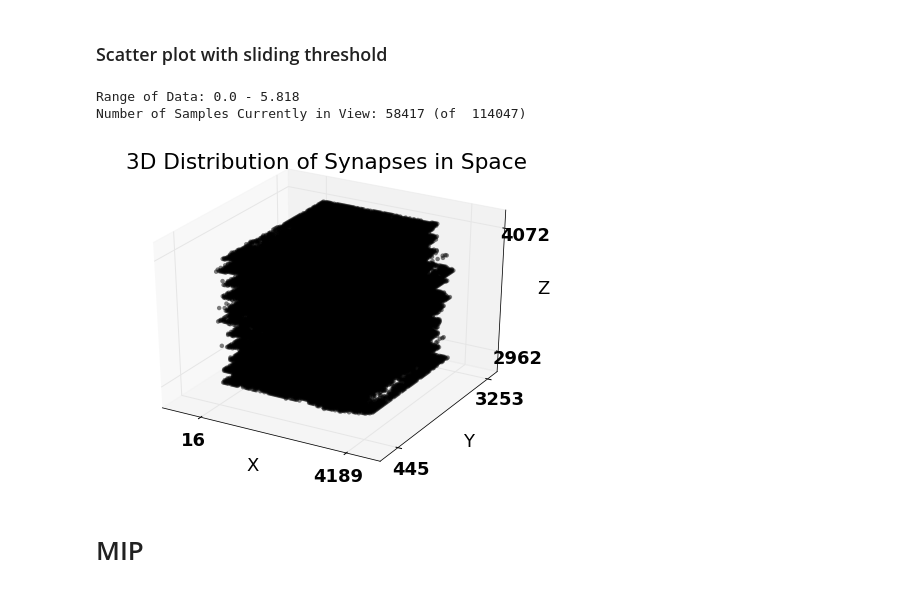
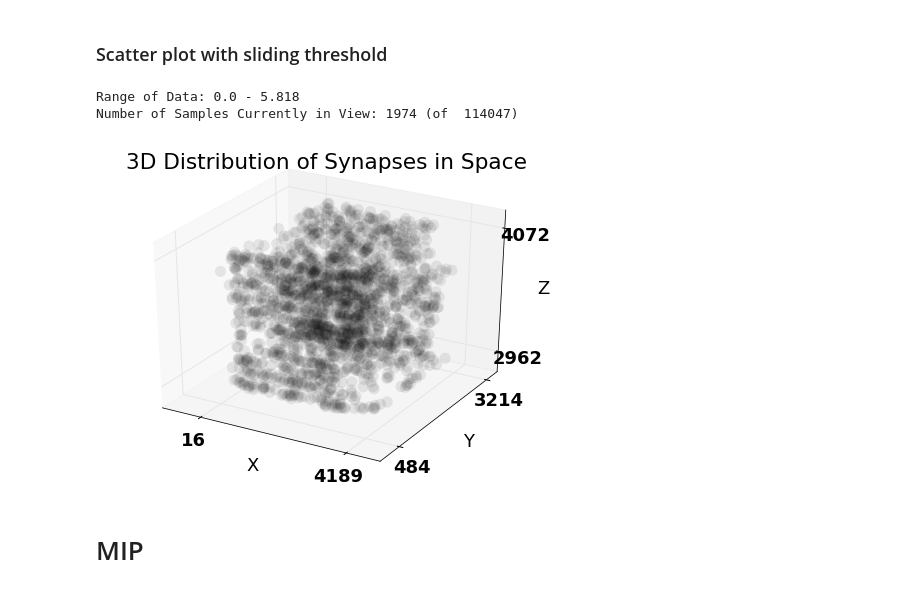
Before and after one commit to neurodata-papers/ndpaper, a Jupyter notebook: spatialsynapses/synapse_viz.ipynb, the cells around one changed output. Cells and saved outputs as stored; diff of their text form; code cells hidden in the pictures.

Commit message:
added marker scaling

```diff
--- a/spatialsynapses/synapse_viz.ipynb
+++ b/spatialsynapses/synapse_viz.ipynb
@@ -32,60 +32,69 @@ data = [[float(col) for col in row] for row in reader]
 # %% [markdown]
 ### Scatter plot with sliding threshold
 # %%
-lower_initial = 0
-upper_initial = 2*np.mean([d[11] for d in data])
-upper_max = 2*upper_initial
-alpha_initial = 0.5
+dim = 11
+lower_initial = 1.05# np.mean([d[dim] for d in data])
+upper_initial = 1.12 # 2*np.mean([d[dim] for d in data])
+upper_max = 4*np.mean([d[dim] for d in data])
+alpha_initial = 0.2
 colour_initial = '#000000'
+marker_initial = 10
 fig_title = "3D Distribution of Synapses in Space"
 # %%
-def plotting3d(thresh_min, thresh_max, alph, colour=colour_initial, title=fig_title):
+def plotting3d(thresh_min, thresh_max, alph, scale, colour=colour_initial, title=fig_title):
     fig0 = plt.figure(figsize=(8,6))
     ax = fig0.gca(projection="3d")
     if len(colour) < 6 or not re.search(r'^#(?:[0-9a-fA-F]{3}){1,2}$', colour):
         colour="#000000"
-    new_d = np.array([d for d in data if d[11] > thresh_min and d[11] < thresh_max])
+    new_d = np.array([d for d in data if d[dim] > thresh_min and d[11] < thresh_max])
     ax.scatter3D(
         [d[0] for d in new_d],
         [d[1] for d in new_d],
         [d[2] for d in new_d],
-#         marker=6,
+        s=[scale*10*d[11] for d in new_d],
         alpha=alph,
         linewidth=0,
         c=colour
     )
-    print "Range of Data:", np.min([d[11] for d in data]), "-", np.max([d[11] for d in data])
+    print "Range of Data:", np.min([d[11] for d in data]), "-", np.max([d[dim] for d in data])
     print "Number of Samples Currently in View:", len(new_d) , "(of ", str(len(data))+")"
     ax.set_xticks([np.min(new_d[:,0]), np.max(new_d[:,0])])
     ax.set_yticks([np.min(new_d[:,1]), np.max(new_d[:,1])])
     ax.set_zticks([np.min(new_d[:,2]), np.max(new_d[:,2])])
     ax.set_xlabel('X')
     ax.set_ylabel('Y')
     ax.set_zlabel('Z')
     ax.set_title(title)
     plt.show()
 
-thresh_min, thresh_max, alph = (widgets.FloatSlider(description="Lower Threshold Scaling",
+thresh_min, thresh_max, alph, marker = (widgets.FloatSlider(description="Lower Threshold Scaling",
                                                     min=0,
                                                     max=upper_max,
                                                     value=lower_initial,
                                                     step=upper_max/100.),
-                                widgets.FloatSlider(description="Upper Threshold Scaling",
+                                        widgets.FloatSlider(description="Upper Threshold Scaling",
                                                     min=0,
                                                     max=upper_max,
                                                     value=upper_initial,
                                                     step=upper_max/100.),
-                                widgets.FloatSlider(description="Alpha Scaling",
+                                        widgets.FloatSlider(description="Alpha Scaling",
                                                     min=0,
                                                     max=1,
                                                     value=alpha_initial,
-                                                    step=0.01))
+                                                    step=0.01),
+                                        widgets.FloatSlider(description="Marker Scaling",
+                                                    min=0.1,
+                                                    max=15,
+                                                    value=marker_initial,
+                                                    step=0.1))
 dl = widgets.jsdlink((thresh_min, 'value'), (thresh_max, 'min'))
-w = widgets.interact(plotting3d, thresh_min=thresh_min, thresh_max=thresh_max, alph=alph)
+w = widgets.interact(plotting3d, thresh_min=thresh_min,
+                     thresh_max=thresh_max, alph=alph,
+                     scale=marker)
 # %% [output]
 Range of Data: 0.0 - 5.818
-Number of Samples Currently in View: 58417 (of  114047)
+Number of Samples Currently in View: 1974 (of  114047)
-[figure, old version]
+[figure, new version]
 # %% [markdown]
 # MIP
 # %%
```
